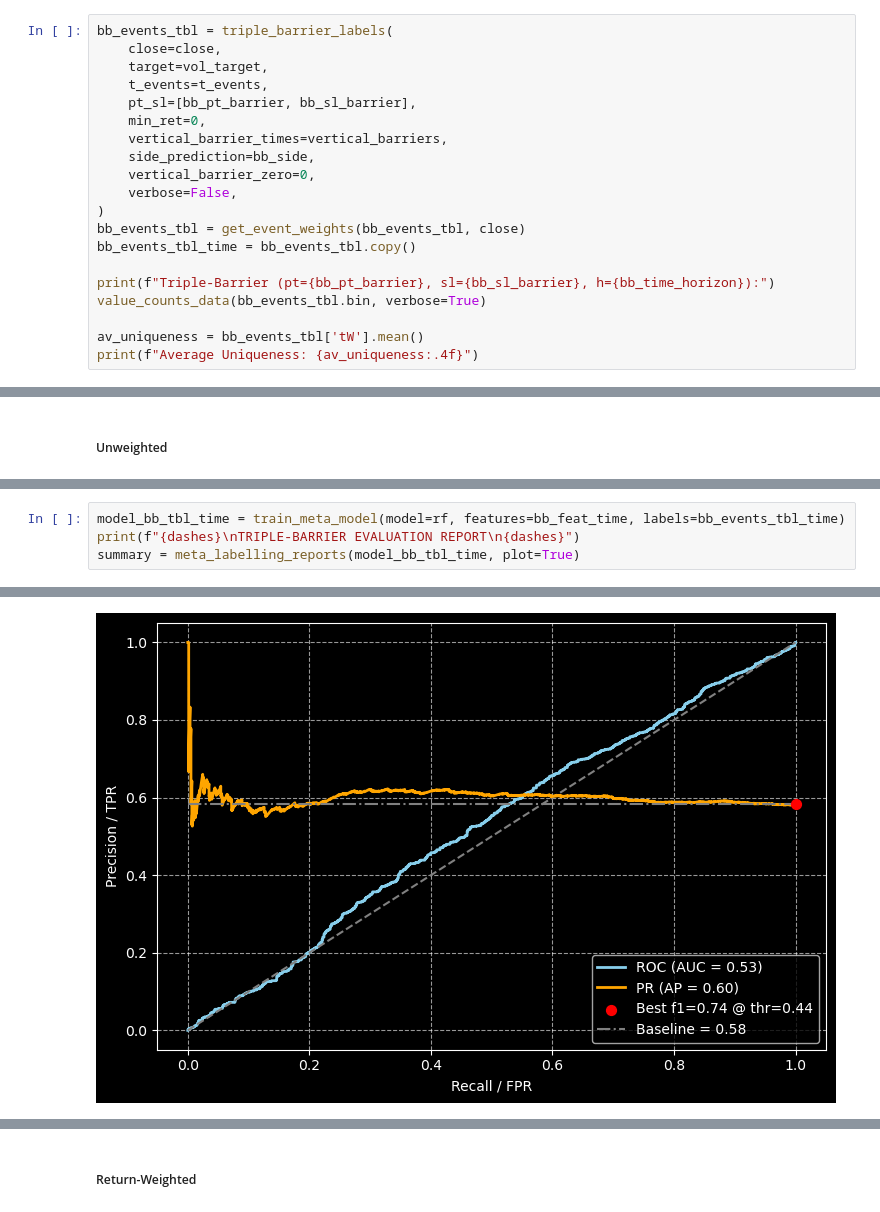
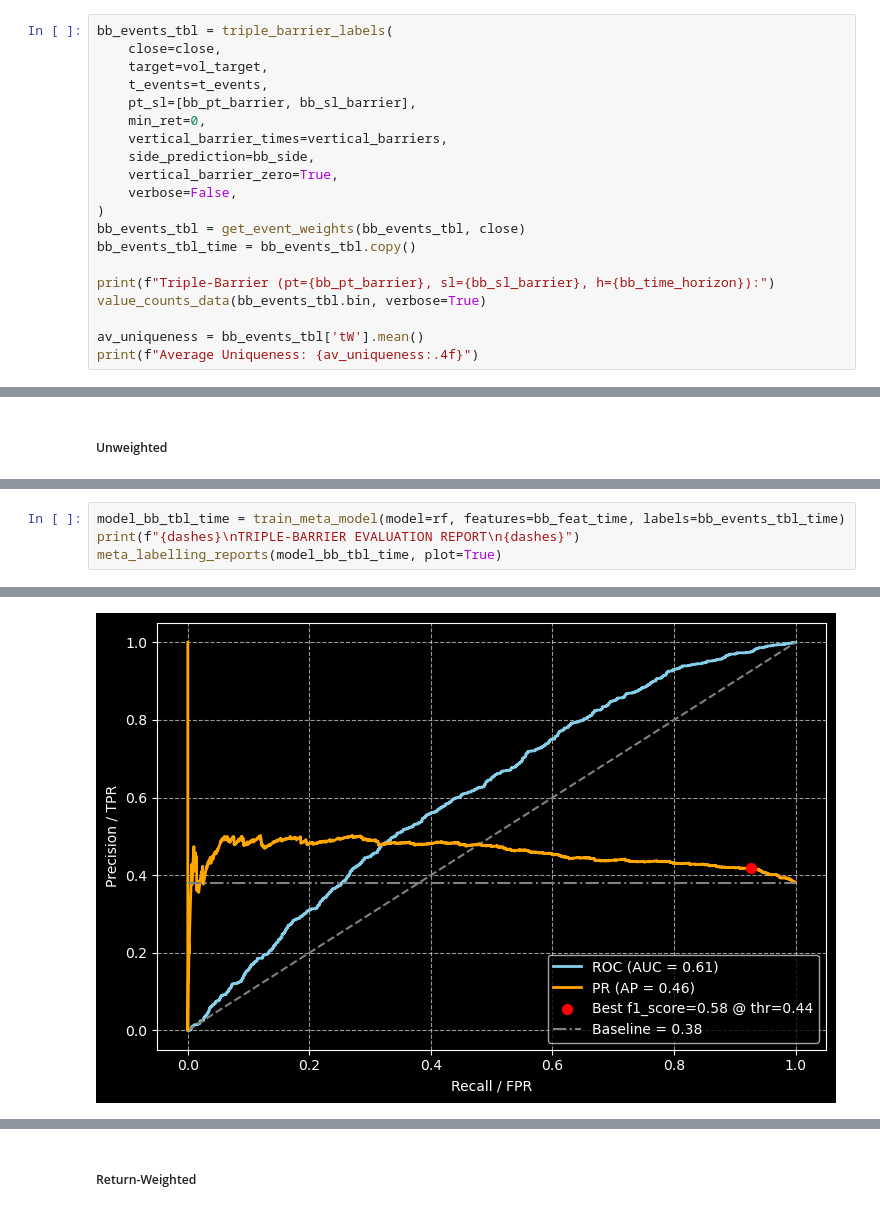
Before and after one commit to pnjoroge54/Machine-Learning-Blueprint, a Jupyter notebook: notebooks/Part_3-Labeling.ipynb, the cells around one changed output, grey strips where cells are left out. Drawn from its saved outputs; the diff is of its cells as text.

```diff
--- a/notebooks/Part_3-Labeling.ipynb
+++ b/notebooks/Part_3-Labeling.ipynb
@@ -356,7 +363,7 @@ bb_events_tbl = triple_barrier_labels(
     min_ret=0,
     vertical_barrier_times=vertical_barriers,
     side_prediction=bb_side,
-    vertical_barrier_zero=0,
+    vertical_barrier_zero=True,
     verbose=False,
 )
 bb_events_tbl = get_event_weights(bb_events_tbl, close)
@@ -487,5 +490,5 @@ Tuned F1                0.689
 # %%
 model_bb_tbl_time = train_meta_model(model=rf, features=bb_feat_time, labels=bb_events_tbl_time)
 print(f"{dashes}\nTRIPLE-BARRIER EVALUATION REPORT\n{dashes}")
-summary = meta_labelling_reports(model_bb_tbl_time, plot=True)
+meta_labelling_reports(model_bb_tbl_time, plot=True)
 # %% [output]
@@ -509,2 +512,2 @@ Tuned F1                0.736
-[figure, old version]
+[figure, new version]
 # %%
```
Also changed, not shown: parts of 29 cells of this notebook.
